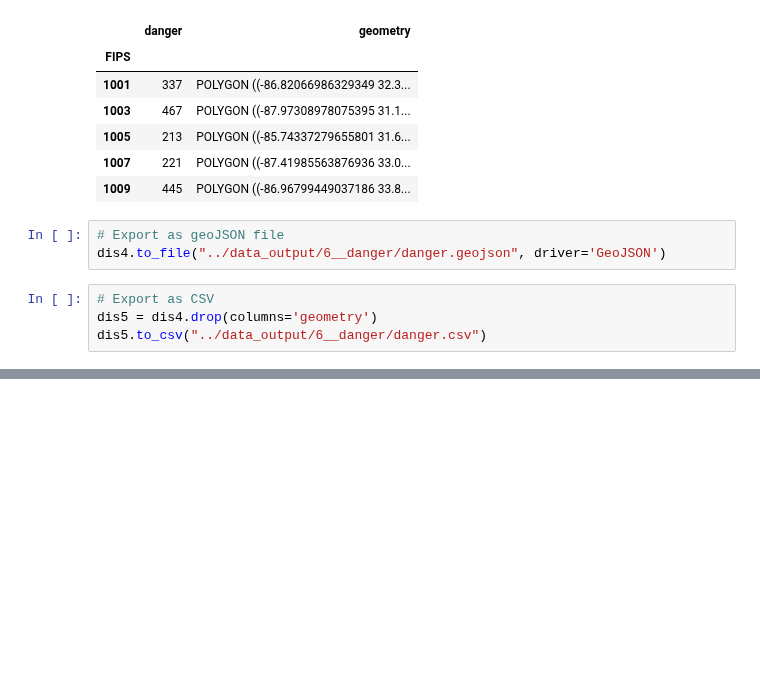
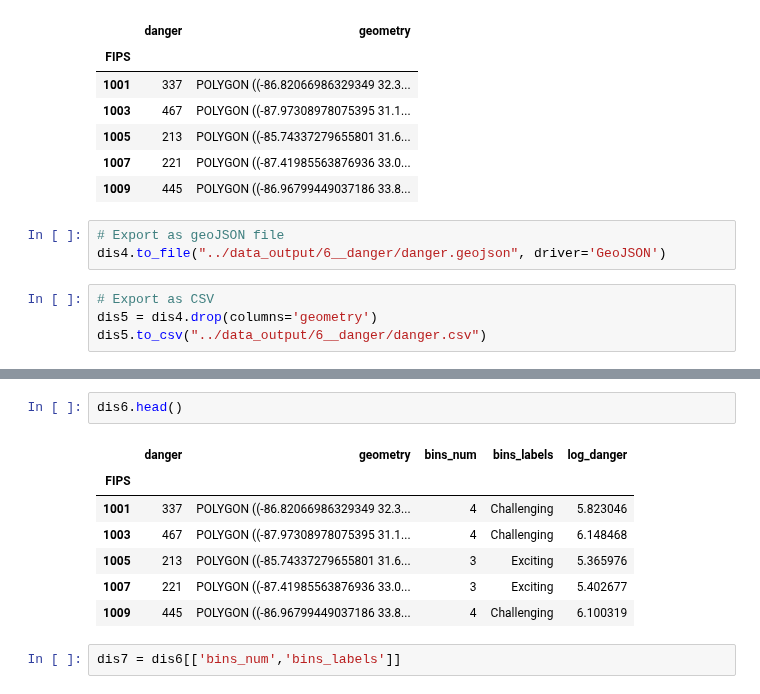
Before and after one commit to labs12-should-i-live-here/DS, a Jupyter notebook: notebooks/DMA6 - Overall disasterness.ipynb, the cells around one changed output, grey strips where cells are left out. Cells and saved outputs as stored; diff of their text form; blank space fills up the shorter version.

```diff
--- a/notebooks/DMA6 - Overall disasterness.ipynb
+++ b/notebooks/DMA6 - Overall disasterness.ipynb
@@ -129,0 +158,12 @@ dis5.to_csv("../data_output/6__danger/danger.csv")
+# %%
+dis6.head()
+# %% [output]
+|  | danger | geometry | bins_num | bins_labels | log_danger |
+| FIPS |  |  |  |  |  |
+| 1001 | 337 | POLYGON ((-86.82066986329349 32.3... | 4 | Challenging | 5.823046 |
+| 1003 | 467 | POLYGON ((-87.97308978075395 31.1... | 4 | Challenging | 6.148468 |
+| 1005 | 213 | POLYGON ((-85.74337279655801 31.6... | 3 | Exciting | 5.365976 |
+| 1007 | 221 | POLYGON ((-87.41985563876936 33.0... | 3 | Exciting | 5.402677 |
+| 1009 | 445 | POLYGON ((-86.96799449037186 33.8... | 4 | Challenging | 6.100319 |
+# %%
+dis7 = dis6[['bins_num','bins_labels']]
```
Also changed, not shown: parts of 7 cells of this notebook, 1 other file.
